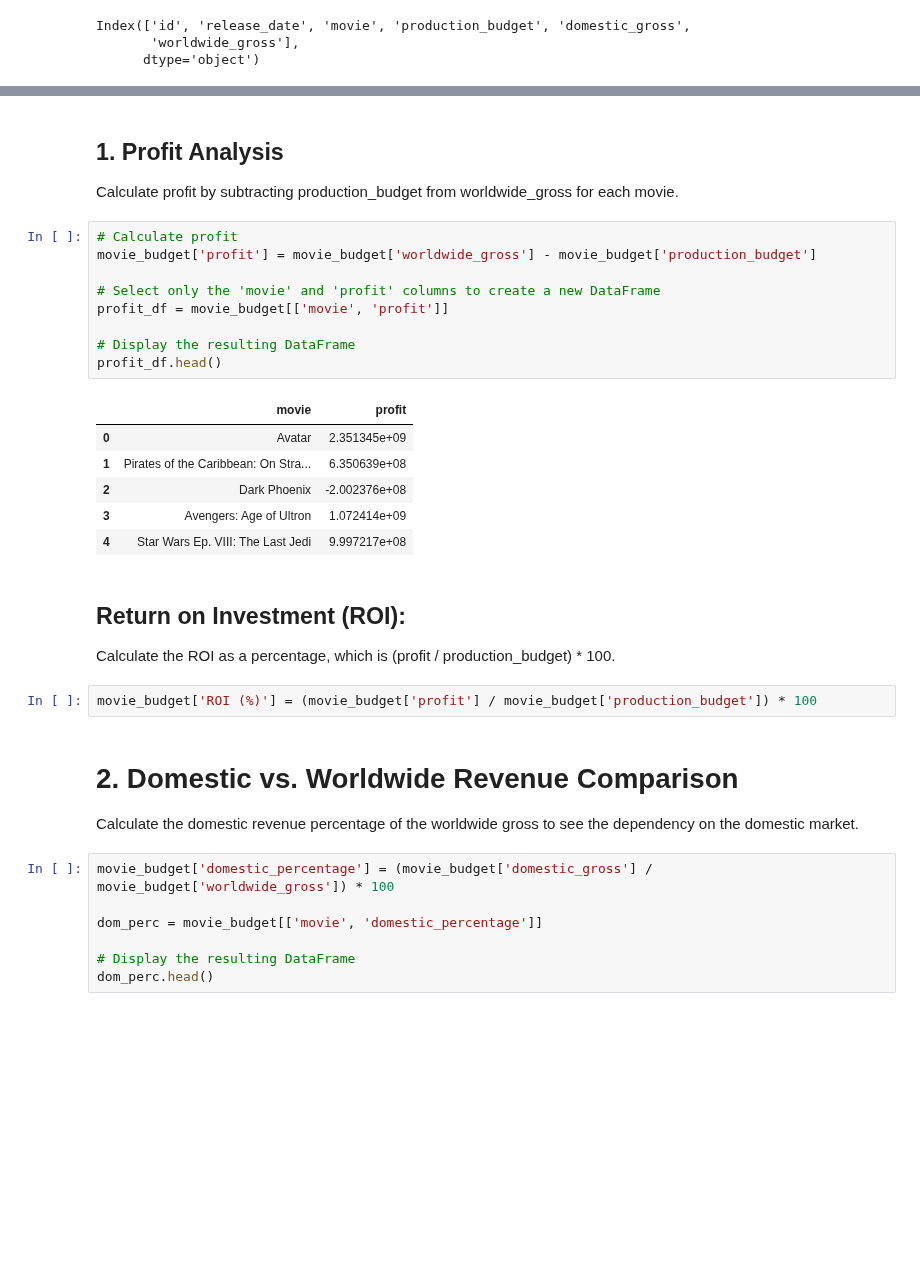
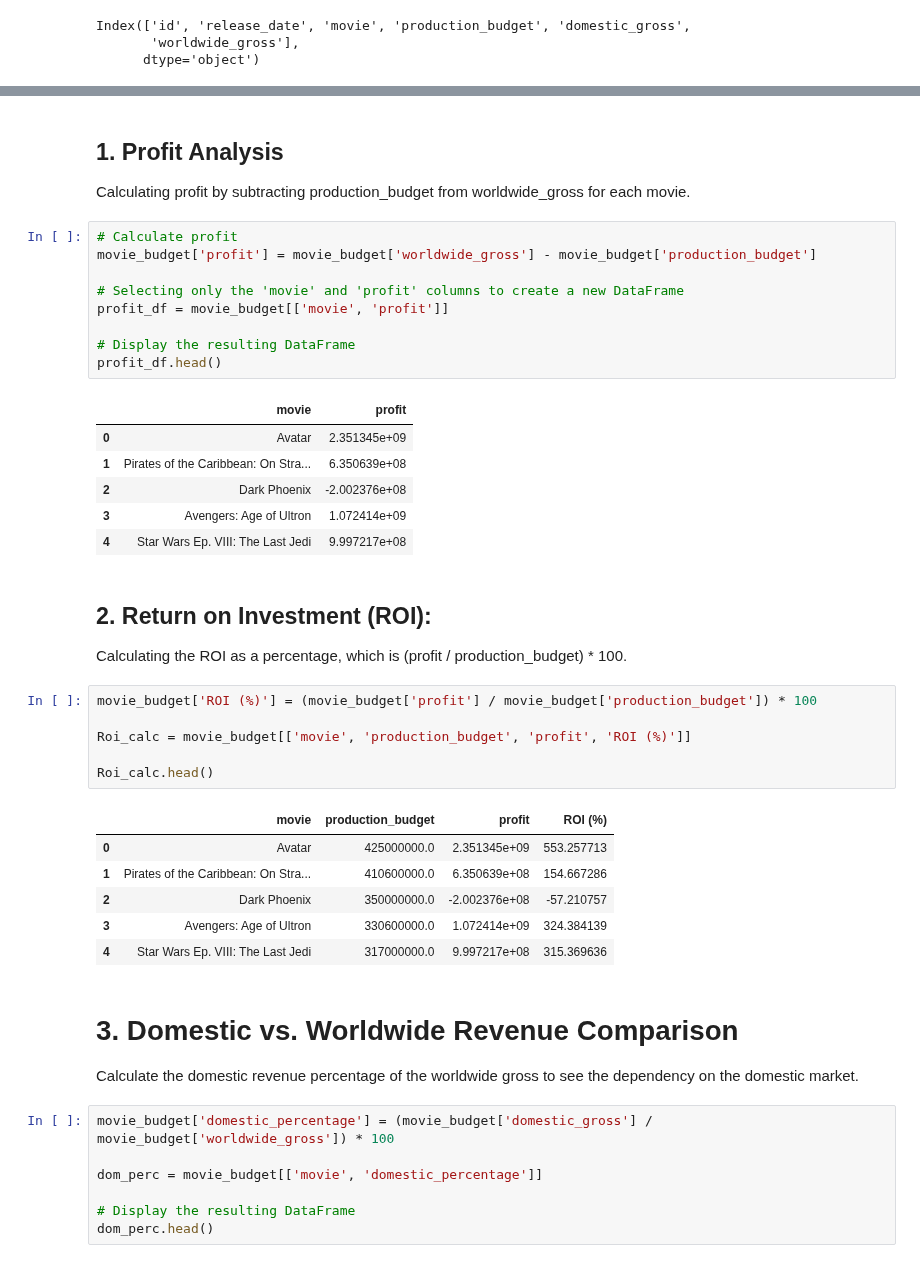
Before and after one commit to gkipkirui1/DSC_PT08P2_Phase_2_Project_Grp_1_Final, a Jupyter notebook: edwinn.ipynb, the cells around one changed output, grey strips where cells are left out. Saved outputs shown, nothing was run; the diff lists cells and outputs as text; blank space fills up the shorter version.

```diff
--- a/edwinn.ipynb
+++ b/edwinn.ipynb
@@ -568,11 +521,11 @@ These analyses will give a comprehensive view of the financial performance, budg
 # %% [markdown]
 ## 1. Profit Analysis
-Calculate profit by subtracting production_budget from worldwide_gross for each movie.
+Calculating profit by subtracting production_budget from worldwide_gross for each movie.
 # %%
 # Calculate profit
 movie_budget['profit'] = movie_budget['worldwide_gross'] - movie_budget['production_budget']
 
-# Select only the 'movie' and 'profit' columns to create a new DataFrame
+# Selecting only the 'movie' and 'profit' columns to create a new DataFrame
 profit_df = movie_budget[['movie', 'profit']]
 
 # Display the resulting DataFrame
@@ -585,12 +538,23 @@ profit_df.head()
 | 3 | Avengers: Age of Ultron | 1.072414e+09 |
 | 4 | Star Wars Ep. VIII: The Last Jedi | 9.997217e+08 |
 # %% [markdown]
-## Return on Investment (ROI):
-Calculate the ROI as a percentage, which is (profit / production_budget) * 100.
+## 2. Return on Investment (ROI):
+Calculating the ROI as a percentage, which is (profit / production_budget) * 100.
 # %%
 movie_budget['ROI (%)'] = (movie_budget['profit'] / movie_budget['production_budget']) * 100
+
+Roi_calc = movie_budget[['movie', 'production_budget', 'profit', 'ROI (%)']]
+
+Roi_calc.head()
+# %% [output]
+|  | movie | production_budget | profit | ROI (%) |
+| 0 | Avatar | 425000000.0 | 2.351345e+09 | 553.257713 |
+| 1 | Pirates of the Caribbean: On Stra... | 410600000.0 | 6.350639e+08 | 154.667286 |
+| 2 | Dark Phoenix | 350000000.0 | -2.002376e+08 | -57.210757 |
+| 3 | Avengers: Age of Ultron | 330600000.0 | 1.072414e+09 | 324.384139 |
+| 4 | Star Wars Ep. VIII: The Last Jedi | 317000000.0 | 9.997217e+08 | 315.369636 |
 # %% [markdown]
-# 2. Domestic vs. Worldwide Revenue Comparison
+# 3. Domestic vs. Worldwide Revenue Comparison
 Calculate the domestic revenue percentage of the worldwide gross to see the dependency on the domestic market.
 # %%
 movie_budget['domestic_percentage'] = (movie_budget['domestic_gross'] / movie_budget['worldwide_gross']) * 100
```
Also changed, not shown: parts of 7 cells of this notebook.
